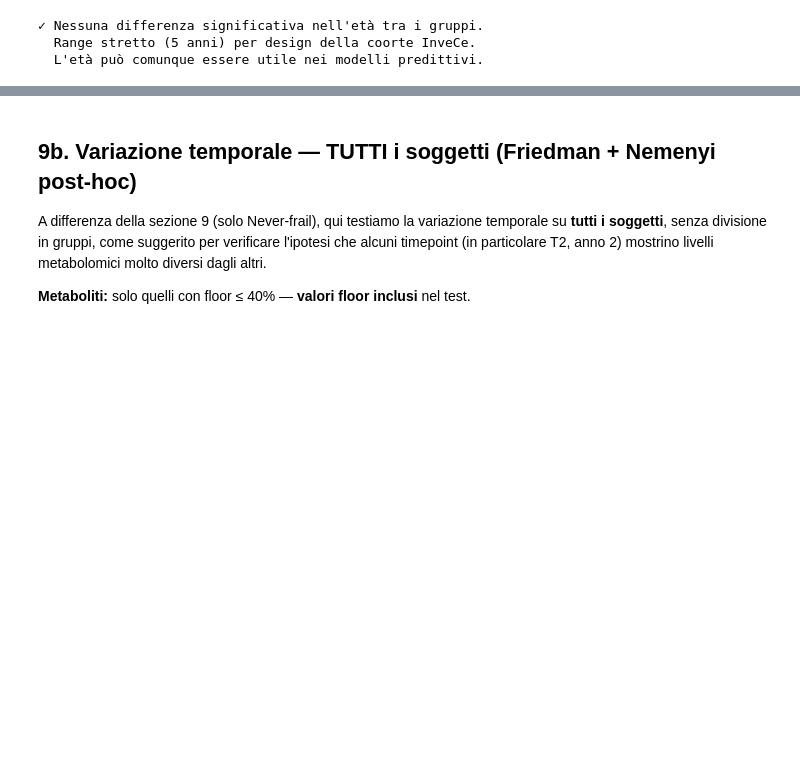
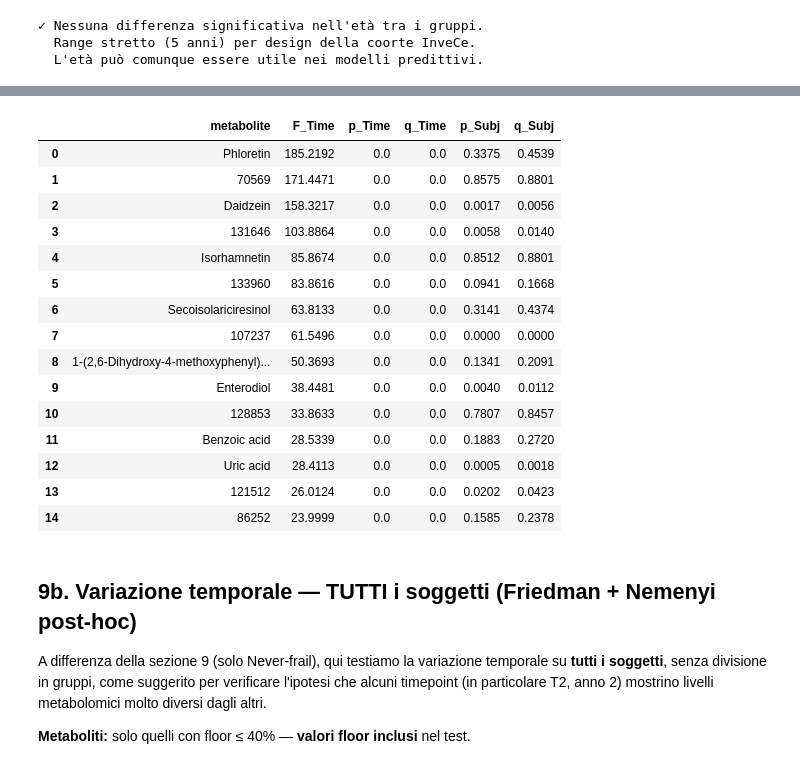
Before and after one commit to FilippoSaccomano/Thesis_Code, a Jupyter notebook: EDA.ipynb, the cells around one changed output, grey strips where cells are left out. Drawn from its saved outputs; the diff is of its cells as text; code cells hidden in the pictures; blank space fills up the shorter version.

```diff
--- a/EDA.ipynb
+++ b/EDA.ipynb
@@ -958,0 +985,72 @@ Metaboliti con variazione temporale significativa (FDR<0.05): 39/39
+# %%
+# ══════════════════════════════════════════════════════════════════════
+# 9. TWO-WAY ANOVA — SOGGETTI FRAIL
+# Effetto Tempo ed Effetto Soggetto
+# ══════════════════════════════════════════════════════════════════════
+import statsmodels.api as sm
+import statsmodels.formula.api as smf
+from statsmodels.stats.multitest import multipletests
+import pandas as pd
+import numpy as np
+import matplotlib.pyplot as plt
+
+# 1. Filtro dei dati per i soggetti FRAIL
+frail_data = df_master[df_master["Group"] == "Ever-frail"].copy()
+frail_codes = frail_data["Code"].unique()
+mets_sel = pct_floor[pct_floor <= FLOOR_THR].index.tolist()
+
+print(f"Soggetti Frail completi: {len(frail_codes)}")
+print(f"Metaboliti analizzati: {len(mets_sel)}")
+
+anova_rows = []
+
+# 2. Ciclo sui metaboliti per l'ANOVA
+for m in mets_sel:
+    df_temp = frail_data[["Code", "Time", m]].copy()
+    df_temp = df_temp.rename(columns={m: "Value"}).dropna()
+
+    df_temp["Time"] = df_temp["Time"].astype(str)
+    df_temp["Code"] = df_temp["Code"].astype(str)
+
+    if len(df_temp) < (len(frail_codes) * len(TIMES)):
+        continue
+
+    try:
+        model = smf.ols("Value ~ C(Time) + C(Code)", data=df_temp).fit()
+        anova_table = sm.stats.anova_lm(model, typ=2)
+
+        p_time = anova_table.loc["C(Time)", "PR(>F)"]
+        p_subj = anova_table.loc["C(Code)", "PR(>F)"]
+        f_time = anova_table.loc["C(Time)", "F"]
+        f_subj = anova_table.loc["C(Code)", "F"]
+
+        anova_rows.append({
+            "metabolite": m,
+            "F_Time": f_time, "p_Time": p_time,
+            "F_Subj": f_subj, "p_Subj": p_subj
+        })
+    except Exception:
+        pass
+
+# 3. Correzione Multipla (FDR)
+anova_df = pd.DataFrame(anova_rows)
+
+if len(anova_df) > 0:
+    anova_df = anova_df.sort_values("p_Time").reset_index(drop=True)
+
+    # Correzione p-values con multipletests
+    anova_df["q_Time"] = multipletests(anova_df["p_Time"].values, method='fdr_bh')[1]
+    anova_df["q_Subj"] = multipletests(anova_df["p_Subj"].values, method='fdr_bh')[1]
+
+    n_sig_time = (anova_df["q_Time"] < 0.05).sum()
+    n_sig_subj = (anova_df["q_Subj"] < 0.05).sum()
+
+    print(f"\n{'='*60}")
+    print(f"RISULTATI ANOVA — SOGGETTI FRAIL")
+    print(f"{'='*60}")
+    print(f"Metaboliti con effetto TEMPO significativo (FDR<0.05): {n_sig_time}")
+    print(f"Metaboliti con effetto SOGGETTO significativo (FDR<0.05): {n_sig_subj}")
+
+    print("\nTop 15 metaboliti per importanza temporale:")
+    display(anova_df.head(15)[["metabolite", "F_Time", "p_Time", "q_Time", "p_Subj", "q_Subj"]].round(4))
+# %% [output]
@@ -959,3 +1067,19 @@ Metaboliti con variazione temporale significativa (FDR<0.05): 39/39
+|  | metabolite | F_Time | p_Time | q_Time | p_Subj | q_Subj |
+| 0 | Phloretin | 185.2192 | 0.0 | 0.0 | 0.3375 | 0.4539 |
+| 1 | 70569 | 171.4471 | 0.0 | 0.0 | 0.8575 | 0.8801 |
+| 2 | Daidzein | 158.3217 | 0.0 | 0.0 | 0.0017 | 0.0056 |
+| 3 | 131646 | 103.8864 | 0.0 | 0.0 | 0.0058 | 0.0140 |
+| 4 | Isorhamnetin | 85.8674 | 0.0 | 0.0 | 0.8512 | 0.8801 |
+| 5 | 133960 | 83.8616 | 0.0 | 0.0 | 0.0941 | 0.1668 |
+| 6 | Secoisolariciresinol | 63.8133 | 0.0 | 0.0 | 0.3141 | 0.4374 |
+| 7 | 107237 | 61.5496 | 0.0 | 0.0 | 0.0000 | 0.0000 |
+| 8 | 1-(2,6-Dihydroxy-4-methoxyphenyl)... | 50.3693 | 0.0 | 0.0 | 0.1341 | 0.2091 |
+| 9 | Enterodiol | 38.4481 | 0.0 | 0.0 | 0.0040 | 0.0112 |
+| 10 | 128853 | 33.8633 | 0.0 | 0.0 | 0.7807 | 0.8457 |
+| 11 | Benzoic acid | 28.5339 | 0.0 | 0.0 | 0.1883 | 0.2720 |
+| 12 | Uric acid | 28.4113 | 0.0 | 0.0 | 0.0005 | 0.0018 |
+| 13 | 121512 | 26.0124 | 0.0 | 0.0 | 0.0202 | 0.0423 |
+| 14 | 86252 | 23.9999 | 0.0 | 0.0 | 0.1585 | 0.2378 |
 # %% [markdown]
 ## 9b. Variazione temporale — TUTTI i soggetti (Friedman + Nemenyi post-hoc)
 
```
Also changed, not shown: parts of 3 cells of this notebook, 1 other file.
